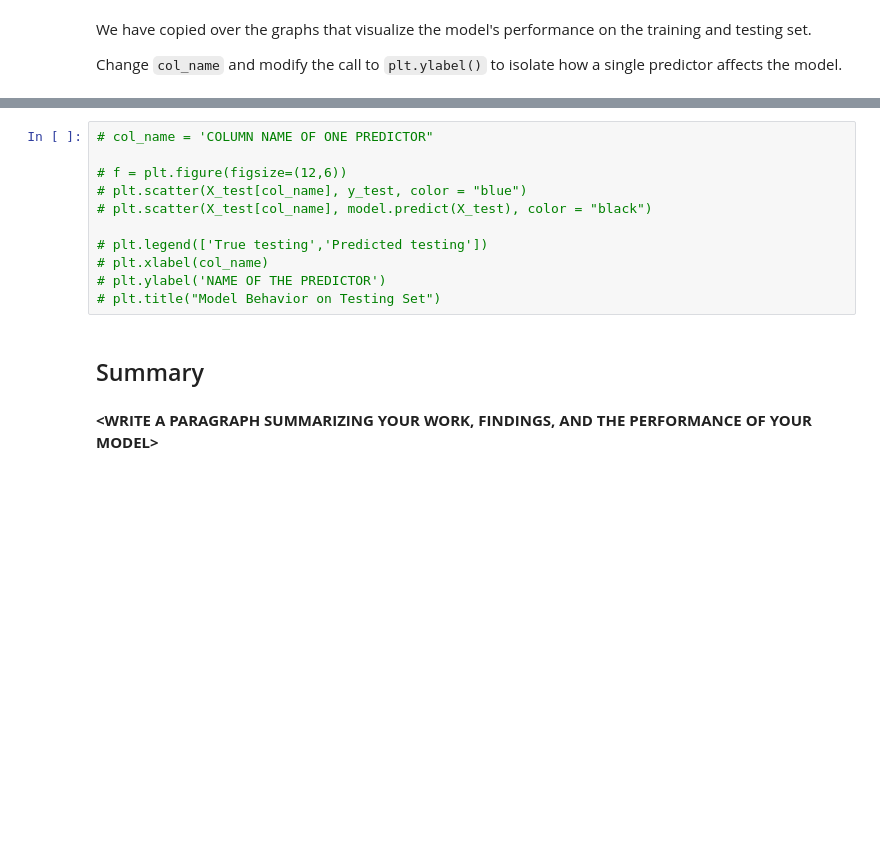
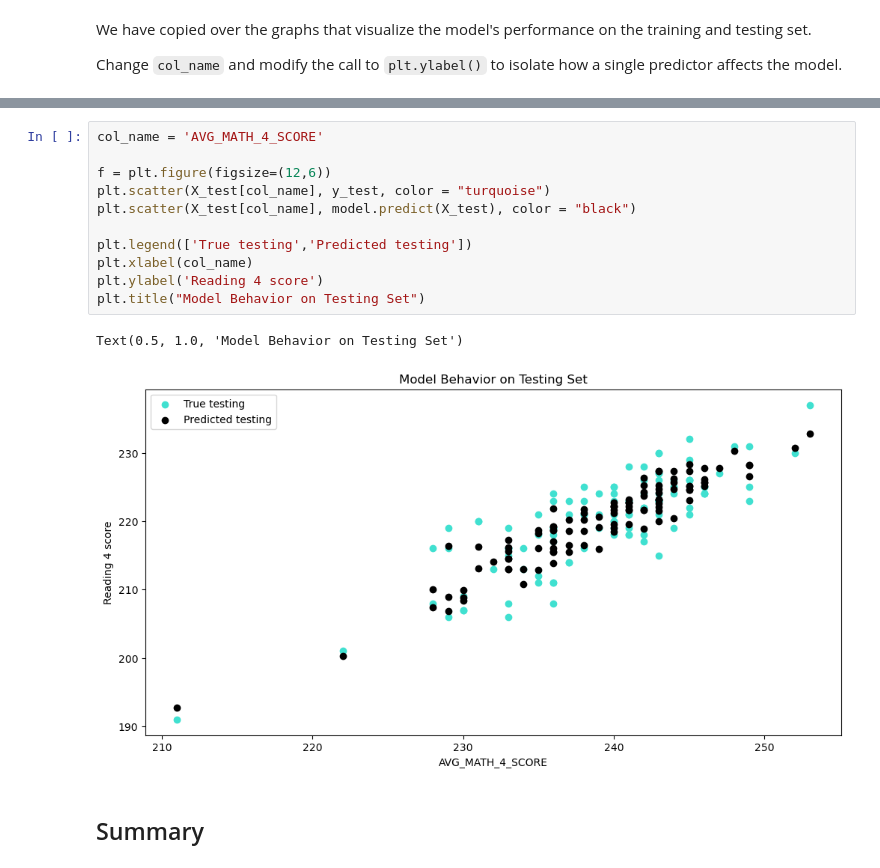
Before and after one commit to klonkem/MDST-Tutorial, a Jupyter notebook: tutorial1/checkpoint1.ipynb, the cells around one changed output, grey strips where cells are left out. Saved outputs shown, nothing was run; the diff lists cells and outputs as text; blank space fills up the shorter version.

```diff
--- a/tutorial1/checkpoint1.ipynb
+++ b/tutorial1/checkpoint1.ipynb
@@ -121,15 +248,16 @@ Change `col_name` and modify the call to `plt.ylabel()` to isolate how a single
 # %%
-# col_name = 'COLUMN NAME OF ONE PREDICTOR"
+col_name = 'AVG_MATH_4_SCORE'
 
-# f = plt.figure(figsize=(12,6))
-# plt.scatter(X_test[col_name], y_test, color = "blue")
-# plt.scatter(X_test[col_name], model.predict(X_test), color = "black")
+f = plt.figure(figsize=(12,6))
+plt.scatter(X_test[col_name], y_test, color = "turquoise")
+plt.scatter(X_test[col_name], model.predict(X_test), color = "black")
 
-# plt.legend(['True testing','Predicted testing'])
-# plt.xlabel(col_name)
-# plt.ylabel('NAME OF THE PREDICTOR')
-# plt.title("Model Behavior on Testing Set")
+plt.legend(['True testing','Predicted testing'])
+plt.xlabel(col_name)
+plt.ylabel('Reading 4 score')
+plt.title("Model Behavior on Testing Set")
+# %% [output]
+Text(0.5, 1.0, 'Model Behavior on Testing Set')
+[figure, added]
 # %% [markdown]
 <h2> Summary </h2>
-# %% [markdown]
-**<WRITE A PARAGRAPH SUMMARIZING YOUR WORK, FINDINGS, AND THE PERFORMANCE OF YOUR MODEL\>**
```
Also changed, not shown: parts of 26 cells of this notebook, 2 other files.
